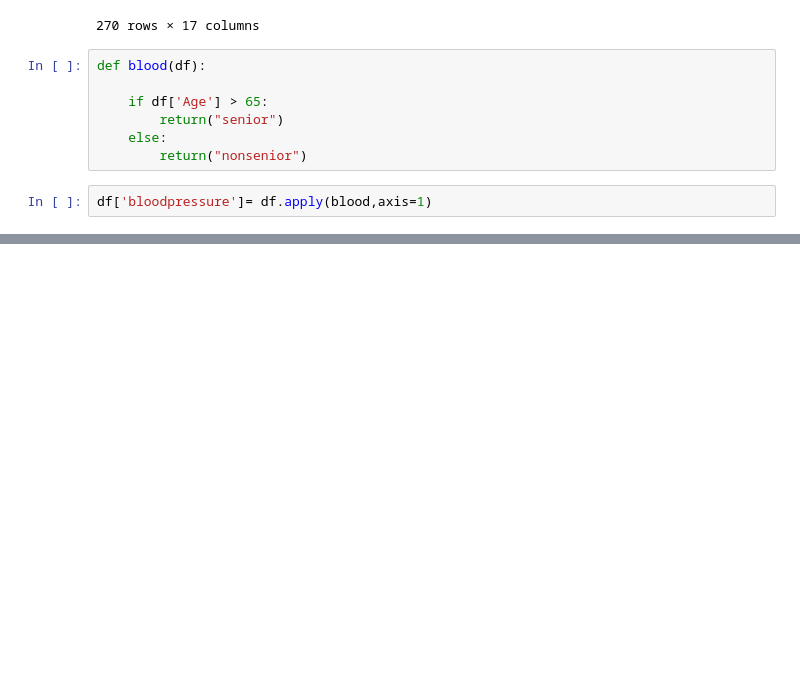
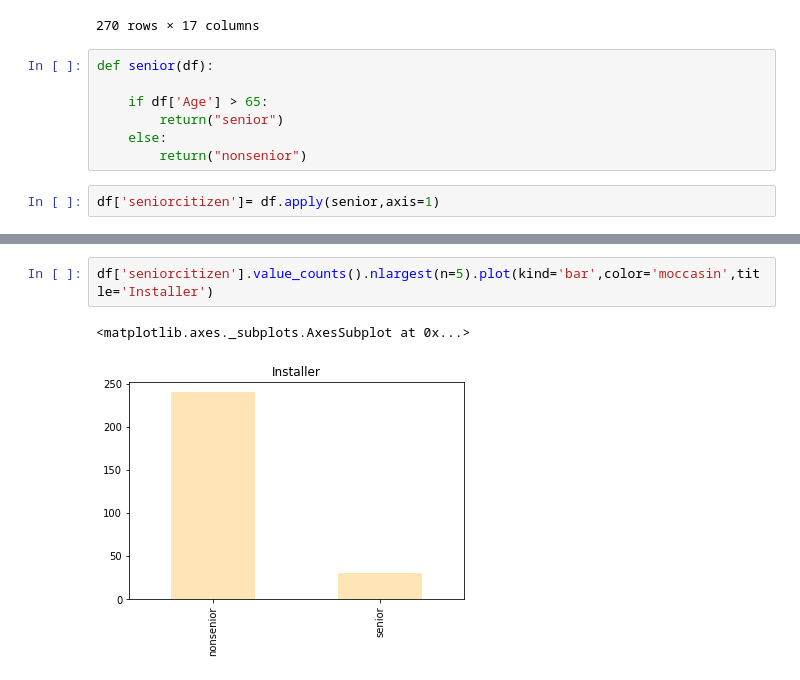
Before and after one commit to emilia329/heartdisease, a Jupyter notebook: EDAHeart.ipynb, the cells around one changed output, grey strips where cells are left out. Cells and saved outputs as stored; diff of their text form; blank space fills up the shorter version.

```diff
--- a/EDAHeart.ipynb
+++ b/EDAHeart.ipynb
@@ -89,11 +89,11 @@ df
 | 269 | 67 | 1 | 4 | 160 | 286 | 0 | 2 | 108 | ... |
 270 rows × 17 columns
 # %%
-def blood(df):
+def senior(df):
 
     if df['Age'] > 65:
         return("senior")
     else:
         return("nonsenior")
 # %%
-df['bloodpressure']= df.apply(blood,axis=1)
+df['seniorcitizen']= df.apply(senior,axis=1)
@@ -99,0 +116,5 @@ df['bloodpressure']= df.apply(blood,axis=1)
+# %%
+df['seniorcitizen'].value_counts().nlargest(n=5).plot(kind='bar',color='moccasin',title='Installer')
+# %% [output]
+<matplotlib.axes._subplots.AxesSubplot at 0x...>
+[figure, added]
```
Also changed, not shown: parts of 3 cells of this notebook.
